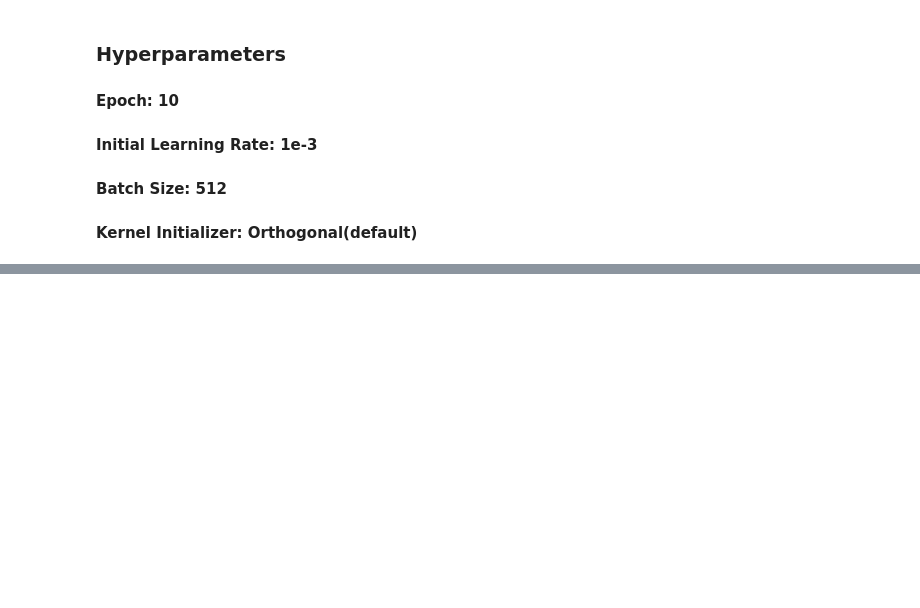
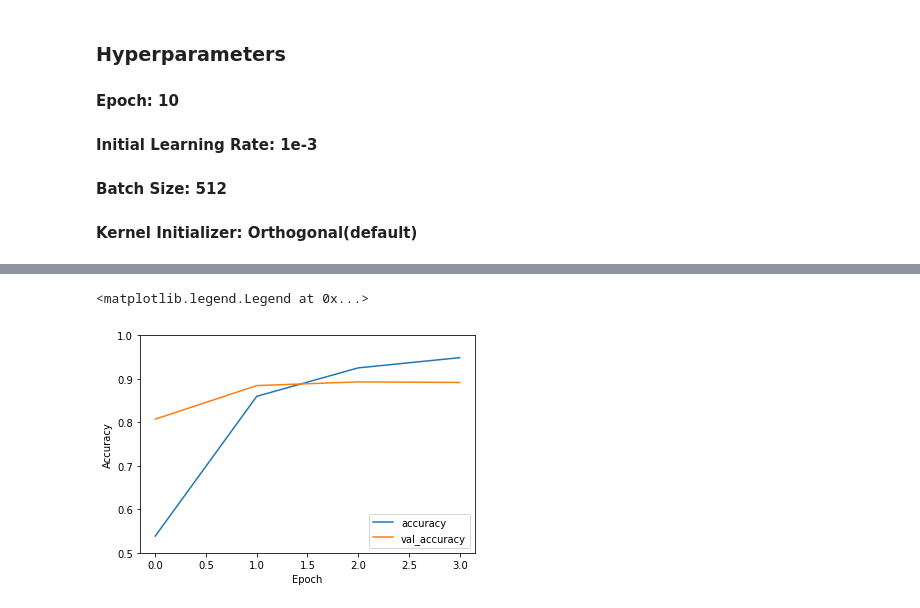
Before and after one commit to SuiseiSaika/TF2G_IMDb, a Jupyter notebook: TF2G_IMDb_RNN.ipynb, the cells around one changed output, grey strips where cells are left out. Saved outputs shown, nothing was run; the diff lists cells and outputs as text; code cells hidden in the pictures; blank space fills up the shorter version.

```diff
--- a/TF2G_IMDb_RNN.ipynb
+++ b/TF2G_IMDb_RNN.ipynb
@@ -170,0 +185,9 @@ plt.legend(loc='upper right')
+# %%
+max_features = 10000
+maxlen = 400
+epoch = 10
+learning_rate = 1e-3
+batch = 128
+initializer = initializers.Orthogonal(seed=114)
+use_cudnn = False
+use_regulizar = False
@@ -170,0 +204,11 @@ plt.legend(loc='upper right')
+# %%
+model = Sequential()
+model.add(Embedding(10000, 128, input_length=maxlen))
+model.add(SpatialDropout1D(0.25))
+model.add(cnn_layer(256, 0.25))
+model.add(rnn_layer(256, recurrent_dropout, 0.5, 0.25))
+model.add(rnn_layer(128, recurrent_dropout, 0.5, 0.25))
+model.add(rnn_layer(64, recurrent_dropout, 0.5, 0.25))
+model.add(rnn_layer(32, recurrent_dropout, 0.5, 0.25))
+model.add(Dense(1, activation='sigmoid'))
+model.summary()
@@ -170,0 +233,14 @@ plt.legend(loc='upper right')
+# %%
+adam = optimizers.Adam(lr = learning_rate, clipvalue=0.5)
+model.compile(optimizer= adam,
+              loss='binary_crossentropy',
+              metrics=['accuracy'])
+early_stop = callbacks.EarlyStopping(monitor='val_loss', patience=0, verbose=2)
+history = model.fit(x_train,
+                    y_train,
+                    batch_size=batch,
+                    epochs=epoch,
+                    validation_split = (1/5),
+                    # verbose=1,
+                    callbacks=[early_stop]
+                    )
@@ -170,0 +261,11 @@ plt.legend(loc='upper right')
+# %%
+plt.plot(history.history['accuracy'], label='accuracy')
+plt.plot(history.history['val_accuracy'], label = 'val_accuracy')
+plt.xlabel('Epoch')
+plt.ylabel('Accuracy')
+plt.ylim([0.5, 1])
+plt.legend(loc='lower right')
+# plt.savefig("ann_acc.png", dpi=500)
+# %% [output]
+<matplotlib.legend.Legend at 0x...>
+[figure, added]
```
Also changed, not shown: parts of 25 cells of this notebook.
